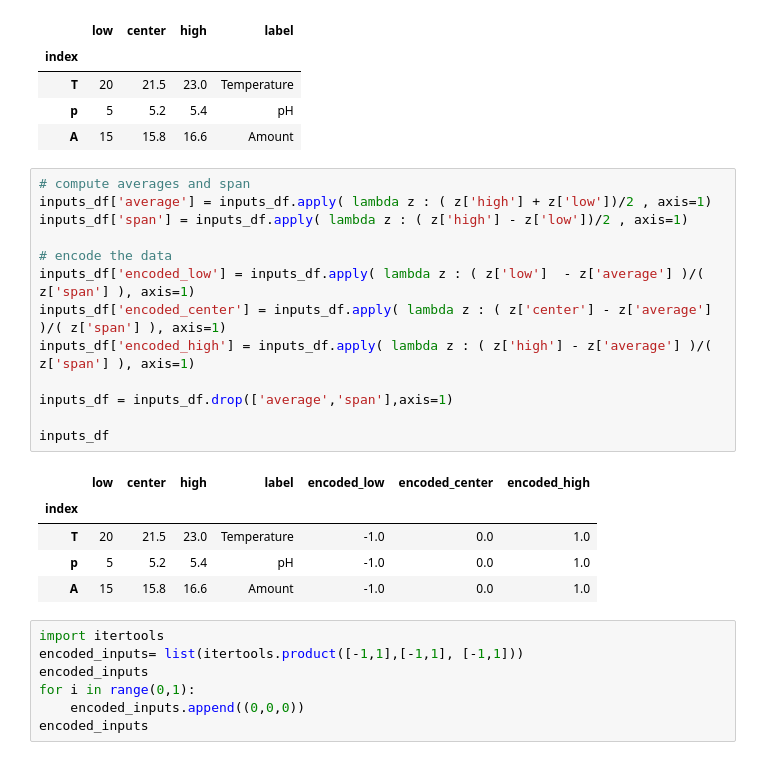
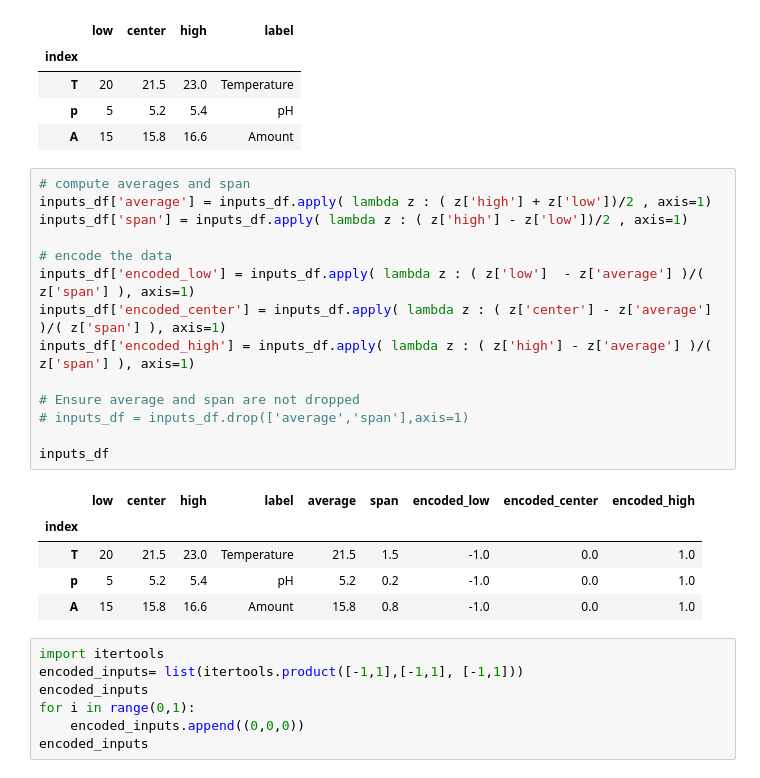
Before and after one commit to peterbmob/DHMVADoE, a Jupyter notebook: Excercises/resp.ipynb, the cells around one changed output. Saved outputs shown, nothing was run; the diff lists cells and outputs as text.

```diff
--- a/Excercises/resp.ipynb
+++ b/Excercises/resp.ipynb
@@ -78,22 +78,23 @@ inputs_df
 # %%
 # compute averages and span
 inputs_df['average'] = inputs_df.apply( lambda z : ( z['high'] + z['low'])/2 , axis=1)
 inputs_df['span'] = inputs_df.apply( lambda z : ( z['high'] - z['low'])/2 , axis=1)
 
 # encode the data
 inputs_df['encoded_low'] = inputs_df.apply( lambda z : ( z['low']  - z['average'] )/( z['span'] ), axis=1)
 inputs_df['encoded_center'] = inputs_df.apply( lambda z : ( z['center'] - z['average'] )/( z['span'] ), axis=1)
 inputs_df['encoded_high'] = inputs_df.apply( lambda z : ( z['high'] - z['average'] )/( z['span'] ), axis=1)
 
-inputs_df = inputs_df.drop(['average','span'],axis=1)
+# Ensure average and span are not dropped
+# inputs_df = inputs_df.drop(['average','span'],axis=1)
 
 inputs_df
 # %% [output]
-|  | low | center | high | label | encoded_low | encoded_center | encoded_high |
-| index |  |  |  |  |  |  |  |
-| T | 20 | 21.5 | 23.0 | Temperature | -1.0 | 0.0 | 1.0 |
-| p | 5 | 5.2 | 5.4 | pH | -1.0 | 0.0 | 1.0 |
-| A | 15 | 15.8 | 16.6 | Amount | -1.0 | 0.0 | 1.0 |
+|  | low | center | high | label | average | span | encoded_low | encoded_center | encoded_high |
+| index |  |  |  |  |  |  |  |  |  |
+| T | 20 | 21.5 | 23.0 | Temperature | 21.5 | 1.5 | -1.0 | 0.0 | 1.0 |
+| p | 5 | 5.2 | 5.4 | pH | 5.2 | 0.2 | -1.0 | 0.0 | 1.0 |
+| A | 15 | 15.8 | 16.6 | Amount | 15.8 | 0.8 | -1.0 | 0.0 | 1.0 |
 # %%
 import itertools
 encoded_inputs= list(itertools.product([-1,1],[-1,1], [-1,1]))
```
Also changed, not shown: parts of 26 cells of this notebook.
